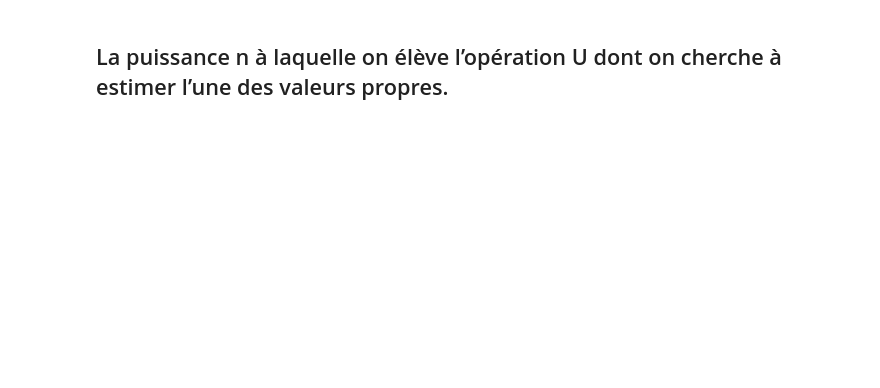
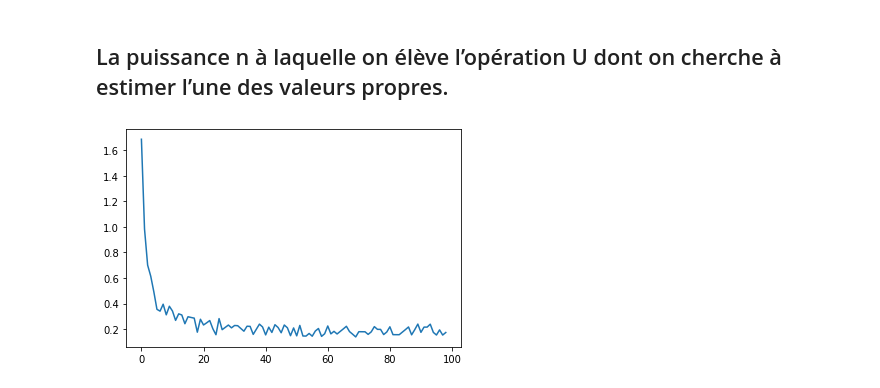
Before and after one commit to Enkagzo/BasicPhaseEstimation, a Jupyter notebook: src/analyse.ipynb, the cells around one changed output. Cells and saved outputs as stored; diff of their text form; code cells hidden in the pictures; blank space fills up the shorter version.

```diff
--- a/src/analyse.ipynb
+++ b/src/analyse.ipynb
@@ -55,10 +57,12 @@ plt.show()
 # %%
 # List to gather the results
 results = []
 
-for power in range(1, 25):
+for power in range(1, 100):
     result = qsharp.eval("PhaseEstimation.Run({}, {}, {})".format(n_shots, phi, power))
-    results.append(abs(Estimate(result) - phi))
+    results.append(abs(Estimate(result) + (np.pi / (2 * power)) - phi))
 
 plt.plot(results)
 plt.show()
+# %% [output]
+[figure, added]
```
Also changed, not shown: parts of 4 cells of this notebook.
